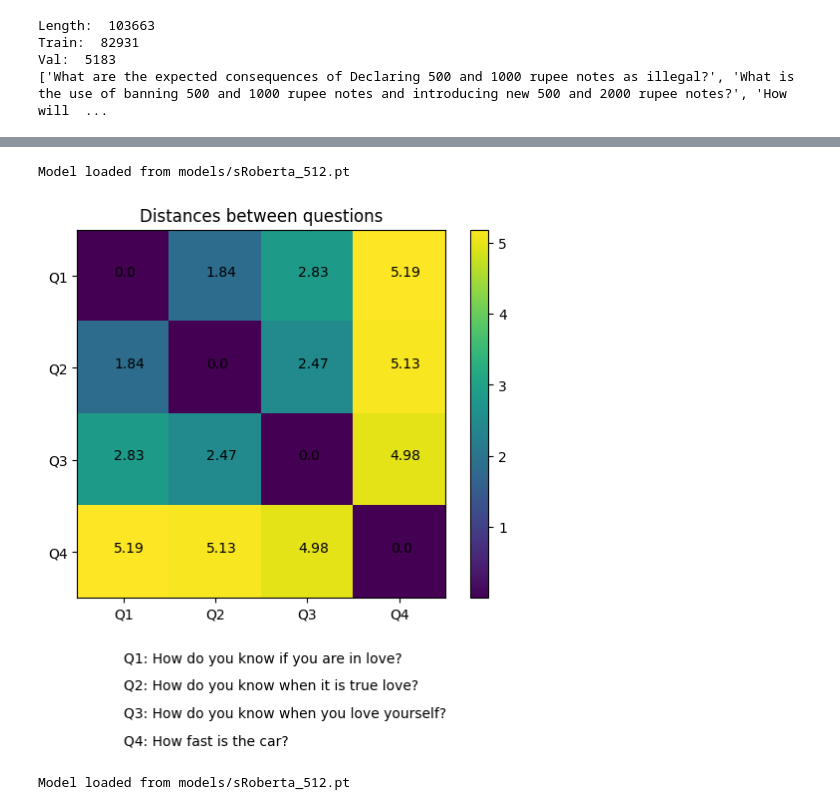
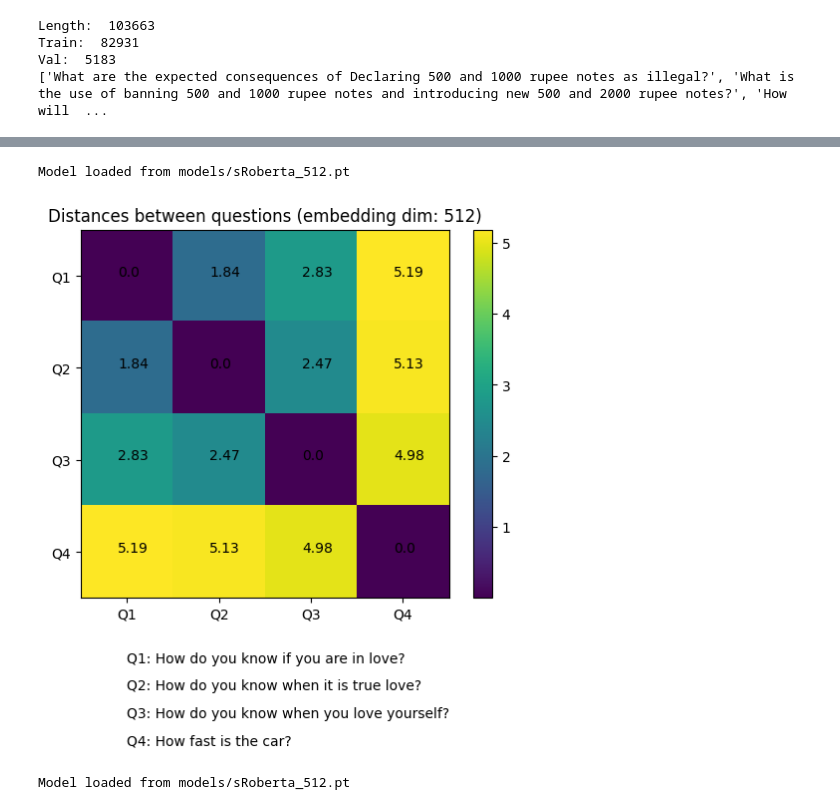
Before and after one commit to Andemand111/sRoBERTa, a Jupyter notebook: sbert.ipynb, the cells around one changed output, grey strips where cells are left out. Saved outputs shown, nothing was run; the diff lists cells and outputs as text; code cells hidden in the pictures.

```diff
--- a/sbert.ipynb
+++ b/sbert.ipynb
@@ -247,34 +236,34 @@ Computing distances..
 # %%
 model = sRoberta(512)
 model.load_model()
 
 sentences = ["How do you know if you are in love?",
              "How do you know when it is true love?",
              "How do you know when you love yourself?",
              "How fast is the car?"]
 
 embeddings = model.embeddings_from_sentences(sentences, grad=False)
 
 distances = torch.zeros(len(sentences), len(sentences))
 for i in range(len(sentences)):
   for j in range(len(sentences)):
     dist = euclidean_distance(embeddings[i], embeddings[j])
     distances[i, j] = dist
     plt.text(i - 0.1, j, str(round(distances[i, j].item(), 2)))
 
 for i, sentence in enumerate(sentences):
   plt.text(0, 4.2 + 0.3 * i, f"Q{i+1}: {sentence}")
 
 plt.imshow(distances)
 plt.xticks(range(len(sentences)), [f"Q{i+1}" for i in range(len(sentences))])
 plt.yticks(range(len(sentences)), [f"Q{i+1}" for i in range(len(sentences))])
-plt.title("Distances between questions")
+plt.title("Distances between questions (embedding dim: 512)")
 plt.colorbar()
 plt.savefig("figures/distances.png", dpi=300, bbox_inches="tight")
 plt.show()
 # %% [output]
 Model loaded from models/sRoberta_512.pt
-[figure, old version]
+[figure, new version]
 # %%
 model = sRoberta(512)
 model.load_model()
```
Also changed, not shown: parts of 11 cells of this notebook, 3 other files.
